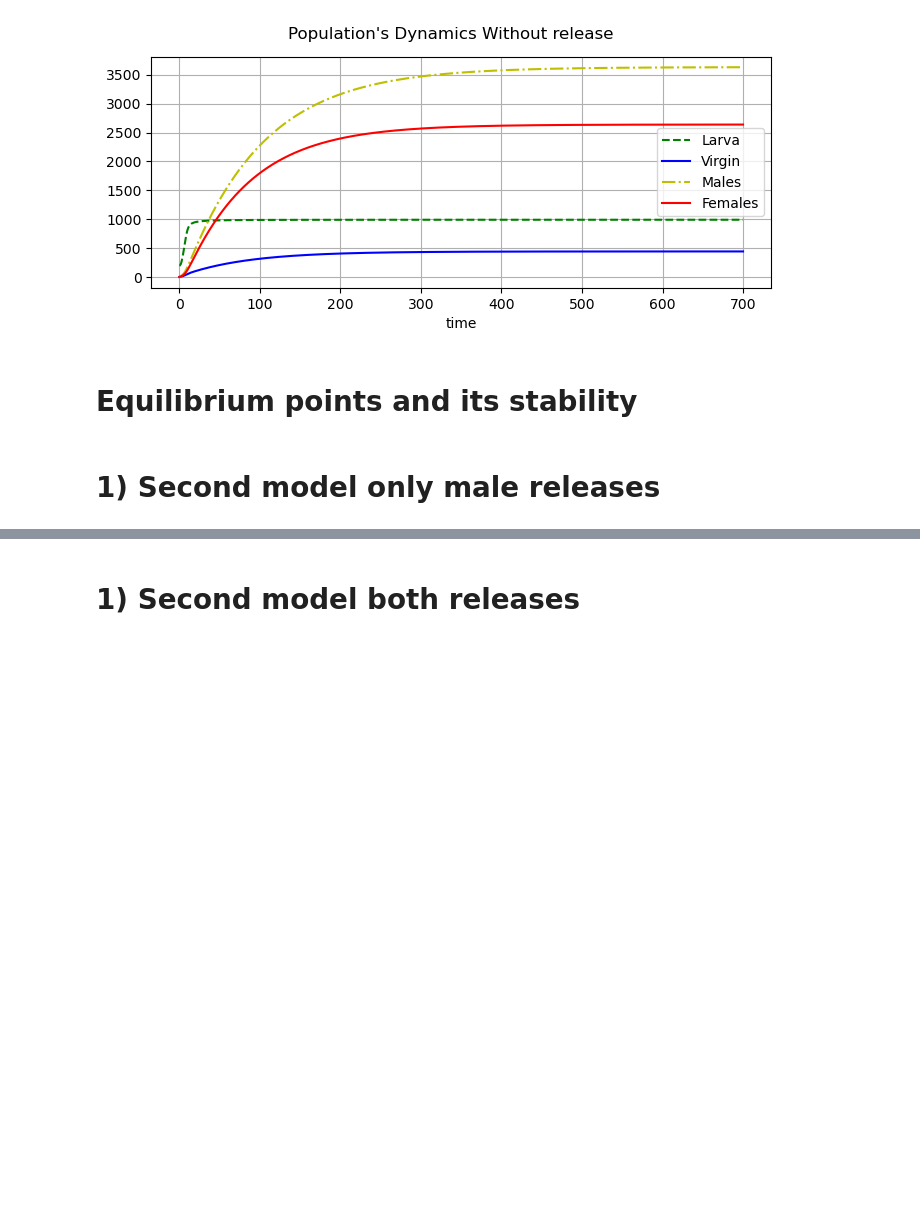
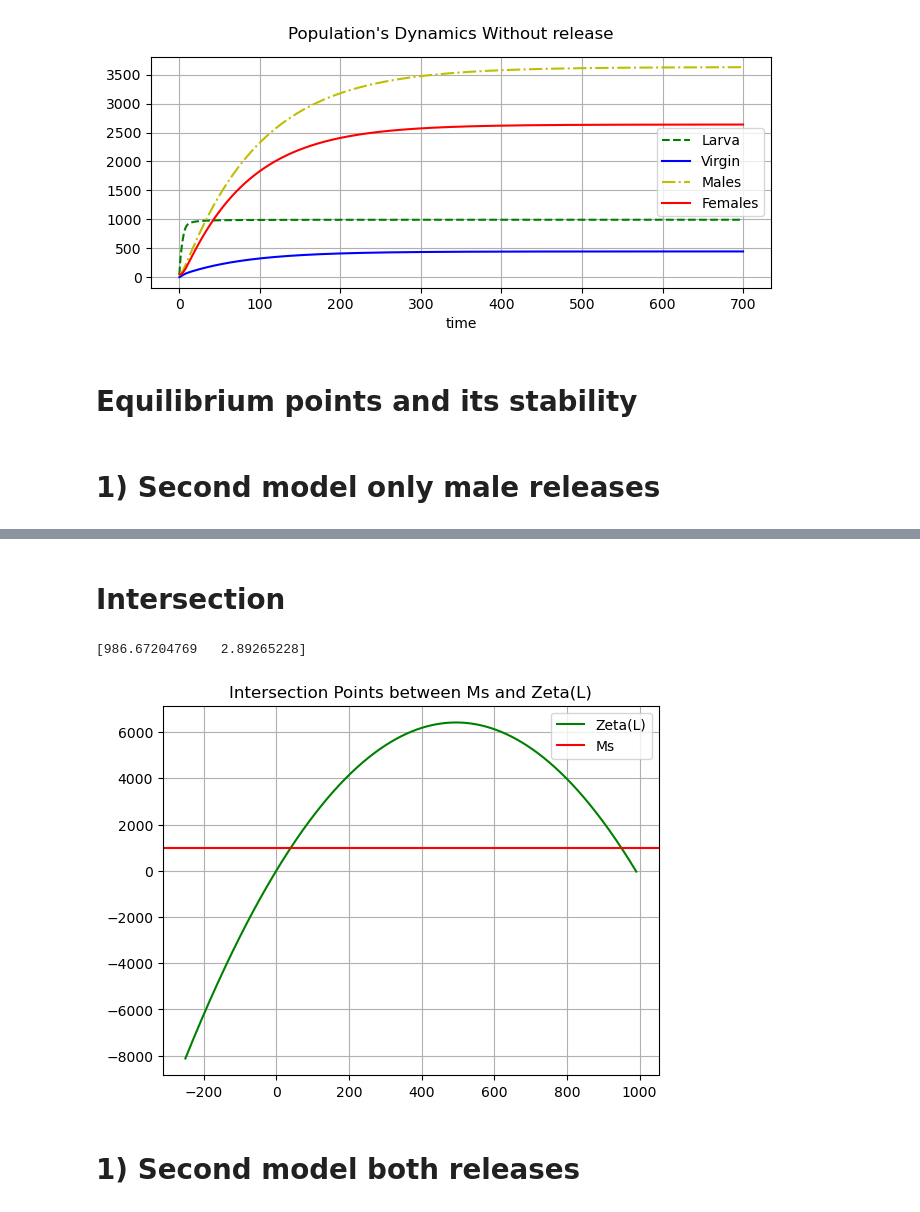
Before and after one commit to m2cci-belkhayt/Controlling-D.suzukii-population-using-mathematical-modeling-and-SIT-with-Females-and-Males-release, a Jupyter notebook: Second non basic model.ipynb, the cells around one changed output, grey strips where cells are left out. Drawn from its saved outputs; the diff is of its cells as text; code cells hidden in the pictures; blank space fills up the shorter version.

```diff
--- a/Second non basic model.ipynb
+++ b/Second non basic model.ipynb
@@ -457,3 +481,72 @@ The dominant eigenvalue is value 1.
+# %% [markdown]
+# Intersection
+# %%
+import numpy as np
+# Parameters
+# Parameters derived from the literature (see report)
+K = 1000  # Carrying capacity
+b = 6  # Intrinsic female laying rate per day
+m = 0.5  # Sex ratio
+vL = 1 / 12.8  # Larvae to adult transfer rate
+vF = 1 / 1.5  # Virgin to fertilized transfer rate
+uL = -np.log(0.64) / 12.8  # Larval mortality rate
+uM = 1 / 93.6  # Male mortality rate
+uF = 1 / 79.5  # Female mortality rate
+gamma = 0.1
+delta = 0.1
+
+######
+# Calculations based on the parameters
+eta0 = ((1-m) * vL*vF * b) / (uF * (uL + vL))  # Number of baseline descendants
+# gamma = vL * m / uM  # The Gamma parameter of the MS parabola equation
+######
+
+# Generate L values
+#L_values = np.linspace(0, 100, 1000)
+Fs=0
+Ms=1000
+L0=0
+L_max=K*(1-(1/eta0))
+
+Ln = np.array(np.arange(-250, L_max, 0.1))  # Discretization of L values
+Males = np.array([(-(eta0 / K) * L**2 + (eta0+delta*vF/(uF*(uF+vF))-(uF+delta)/uF) * L )/((m*vL/uM) * ((uF+delta)/uF-(((uF+delta)*gamma*vF)/(uF*(uF+gamma)*(uF+vF))))) for L in Ln])  # Values of MS along the parabola
+#Females_prime=np.array([(-(eta0 / K) * m * (1 - m) * vL**2 * (L**2) * 3 + m * (1 - m) * vL**2 * (eta0 - 1) * L*2 - (Ms * uM * (1 - m) * vL + Fs * uF * m * vL) )/(uM*Ms*uF) for L in Ln])
+
+term1=-(eta0 / K)
+term2= (eta0+delta*vF/(uF*(uF+vF))-(uF+delta)/uF)
+term3= - (uM*Ms/(m*vL)) * ((uF+delta)/uF-(((uF+delta)*gamma*vF)/(uF*(uF+gamma)*(uF+vF))))
+#term4=-Ms * Fs * uM * uF
+roots = np.roots([term1, term2, term3])
+print(roots)
+# Find intersection indices
+intersection_indices = np.where(Males == Ms)[0]
+
+# Extract corresponding L values
+intersection_L_values = Ln[intersection_indices]
+Ln_another = np.zeros_like(Ln)
+# Plot the curves
+plt.plot(Ln, Males, color='green', label='Zeta(L)')
+plt.axhline(Ms, color='red', label='Ms')
+plt.grid(True)
+plt.legend()
+plt.title("Intersection Points between Ms and Zeta(L)")
+plt.show()
+# Plot the deriviative of the curve zeta1
+
+#plt.plot(Ln, Females_prime, color='green', label='Zeta^*(L)')
+#plt.plot(Ln, Ln_another, color='red', label='zeros')
+#plt.grid(True)
+#plt.legend()
+# Highlight the intersection points
+#plt.scatter(intersection_L_values, np.full_like(intersection_L_values, Fs), color='blue', marker='*')
+
+# Add a title
+
+
+plt.show()
+# %% [output]
+[986.67204769   2.89265228]
+[figure, added]
 # %% [markdown]
 # 1) Second model both releases
 # %%
```
Also changed, not shown: parts of 18 cells of this notebook, 11 other files.
